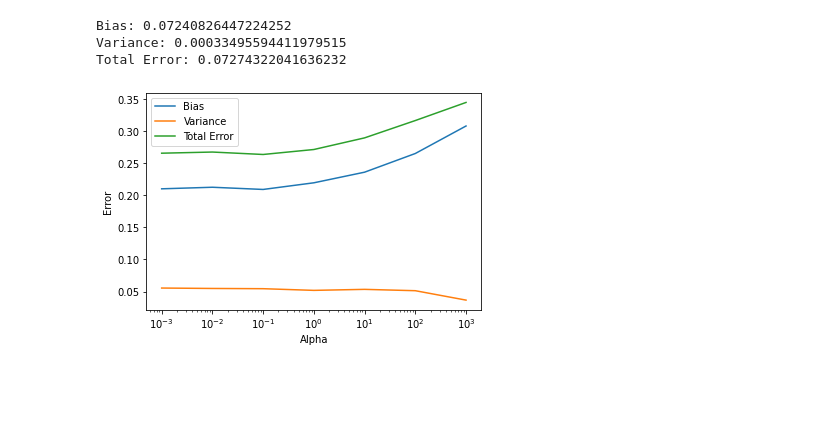
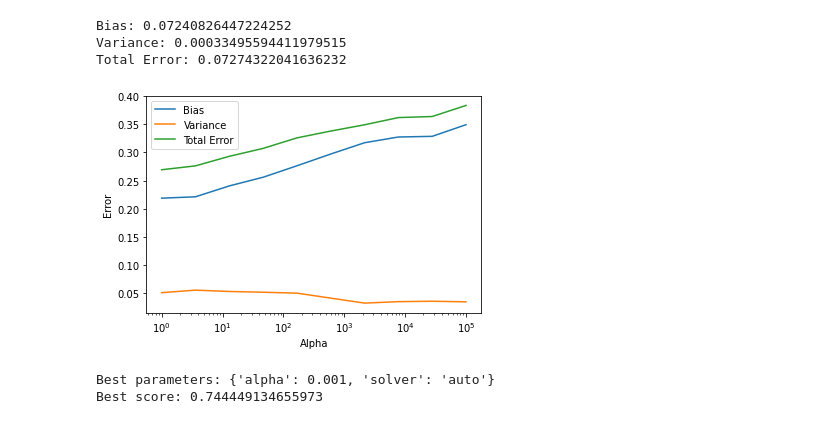
Before and after one commit to AhmadJamal01/Body-Level-Classification, a Jupyter notebook: models/ridge_classifier.ipynb, the cells around one changed output. Saved outputs shown, nothing was run; the diff lists cells and outputs as text; code cells hidden in the pictures; blank space fills up the shorter version.

Commit message:
ridge classifier bias variance analysis

```diff
--- a/models/ridge_classifier.ipynb
+++ b/models/ridge_classifier.ipynb
@@ -89,7 +90,7 @@ x_validation = df_validation.drop(['Body_Level'], axis=1)
 # %%
 # Create a list of alpha values
 # alphas = np.logspace(-4, 4, 10)
-alphas = [0.00001,0.0001,0.001,0.01,0.1, 0.5, 1]
+alphas = [0.001,0.01,0.1, 0.5, 1,10]
 
 # Train a ridge classifier for each alpha value
 models = []
@@ -99,23 +100,26 @@ for alpha in alphas:
     models.append(model)
 
 # Get the mean accuracy for each alpha value
-accuracies = []
+training_accuracies = []
+validation_accuracies = []
 for model in models:
+    training_accuracies.append(model.score(x_train, y_train))
     y_pred = model.predict(x_validation)
-    accuracies.append(model.score(x_validation, y_validation))
+    validation_accuracies.append(model.score(x_validation, y_validation))
 
-best_aplha = alphas[np.argmax(accuracies)]
+best_aplha = alphas[np.argmax(validation_accuracies)]
 
 # print a dictionary of alpha values and their mean accuracies
-print(dict(zip(alphas, accuracies)))
-
+print(dict(zip(alphas, validation_accuracies)))
 
 # make the x axis log scale
-plt.plot(alphas, accuracies, 'o-')
-plt.plot(best_aplha, accuracies[np.argmax(accuracies)], 'ro')
+plt.plot(alphas, training_accuracies, 'o-', color='b', label='Training')
+plt.plot(alphas, validation_accuracies, 'o-', color='orange', label='Validation')
+plt.plot(best_aplha, validation_accuracies[np.argmax(validation_accuracies)], 'ro')
 plt.xscale('log')
 plt.xlabel('alpha (log scale)')
 plt.ylabel('accuracy')
 plt.title('Accuracy vs alpha')
+plt.legend()
 plt.show()
 # %% [output]
@@ -152,7 +156,7 @@ Best alpha:  0.5
 n_bootstraps = 100
 n_train = x_train.shape[0]
 n_test = x_validation.shape[0]
-accuracies = np.zeros(n_bootstraps)
+validation_accuracies = np.zeros(n_bootstraps)
 
 for i in range(n_bootstraps):
     # Bootstrap resample the training data
@@ -163,11 +167,11 @@ for i in range(n_bootstraps):
     model.fit(X_sample, y_sample)
 
     # Make predictions on the test set
-    accuracies[i] = model.score(x_validation, y_validation)
+    validation_accuracies[i] = model.score(x_validation, y_validation)
 
 # Calculate the bias and variance estimates
-bias = np.mean((np.mean(accuracies) - 1) ** 2)
-variance = np.mean(np.var(accuracies))
+bias = np.mean((np.mean(validation_accuracies) - 1) ** 2)
+variance = np.mean(np.var(validation_accuracies))
 error = bias + variance
 
 print(f"Bias: {bias}")
@@ -181,37 +185,51 @@ Total Error: 0.07274322041636232
 n_bootstraps = 100
 n_train = x_train.shape[0]
 n_test = x_validation.shape[0]
-alphas = np.logspace(-3, 3, 7)
+alphas = np.logspace(0, 5, 10)
 n_alphas = len(alphas)
 bias = np.zeros(n_alphas)
 variance = np.zeros(n_alphas)
 
 for i, alpha in enumerate(alphas):
-    accuracies = np.zeros((n_test, n_bootstraps))
+    validation_accuracies = np.zeros((n_test, n_bootstraps))
 
     for j in range(n_bootstraps):
         # Bootstrap resample the training data
         X_sample, y_sample = resample(x_train, y_train)
 
         # Train a RidgeClassifier model on the resampled data
         model = RidgeClassifier(alpha=alpha)
         model.fit(X_sample, y_sample)
 
         # Calculate the accuracy on the test set
-        accuracies[:, j] = model.predict(x_validation) == y_validation
+        validation_accuracies[:, j] = model.predict(x_validation) == y_validation
 
     # Calculate the bias and variance estimates
-    bias[i] = np.mean((np.mean(accuracies, axis=1) - 1) ** 2)
-    variance[i] = np.mean(np.var(accuracies, axis=1))
+    bias[i] = np.mean((np.mean(validation_accuracies, axis=1) - 1) ** 2)
+    variance[i] = np.mean(np.var(validation_accuracies, axis=1))
 
 # Plot the bias-variance tradeoff
 plt.plot(alphas, bias, label="Bias")
 plt.plot(alphas, variance, label="Variance")
 plt.plot(alphas, bias + variance, label="Total Error")
-plt.xscale("log")
 plt.legend()
+plt.xscale('log')
 plt.xlabel("Alpha")
 plt.ylabel("Error")
 plt.show()
 # %% [output]
-[figure, old version]
+[figure, new version]
+# %%
+param_grid = {
+    "alpha": [0.001, 0.01, 0.1, 0.5,1, 10],
+    "solver": ["auto", "svd", "cholesky", "lsqr", "sparse_cg", "sag", "saga"]
+}
+
+grid_search = GridSearchCV(RidgeClassifier(), param_grid, cv=5, return_train_score=True)
+grid_search.fit(x_train, y_train)
+
+print(f"Best parameters: {grid_search.best_params_}")
+print(f"Best score: {grid_search.best_score_}")
+# %% [output]
+Best parameters: {'alpha': 0.001, 'solver': 'auto'}
+Best score: 0.744449134655973
```
Also changed, not shown: parts of 2 cells of this notebook.
